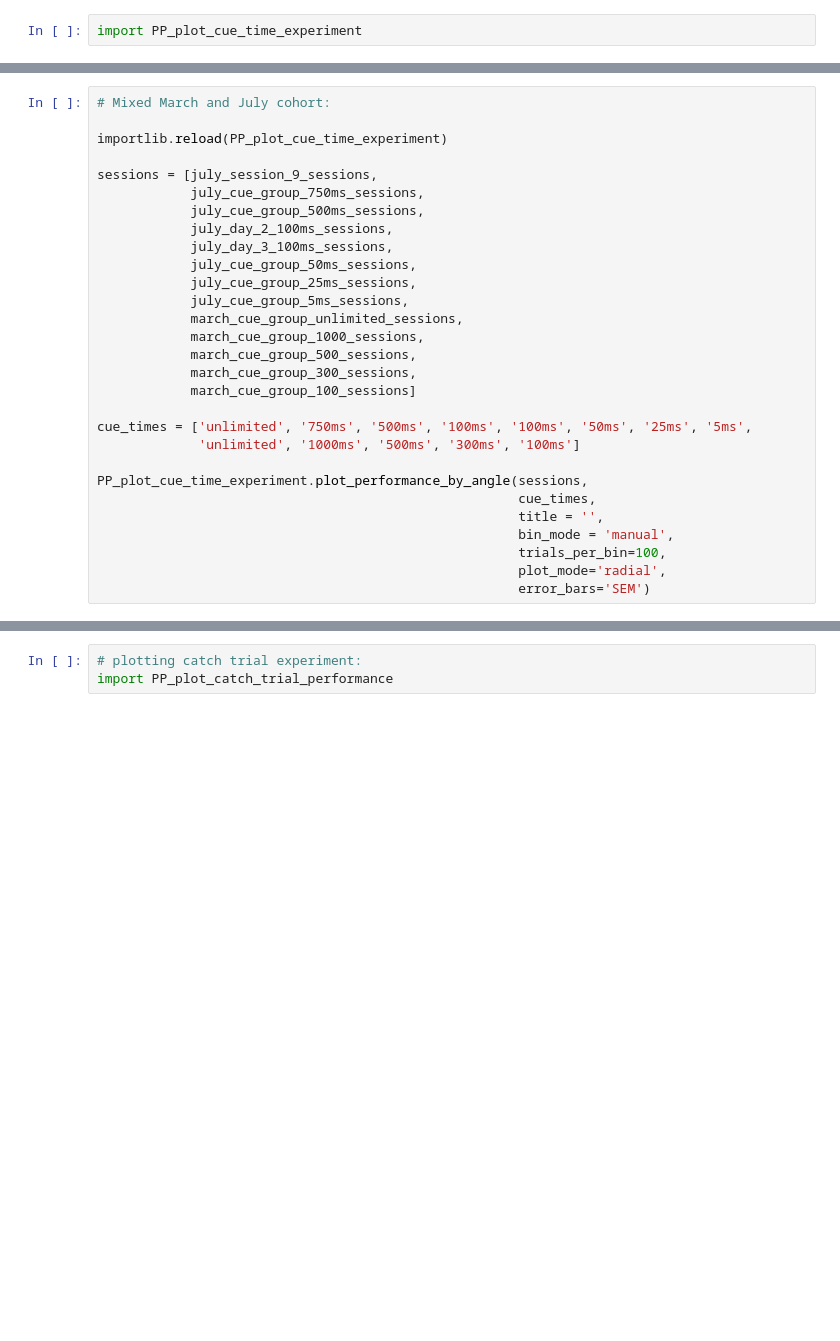
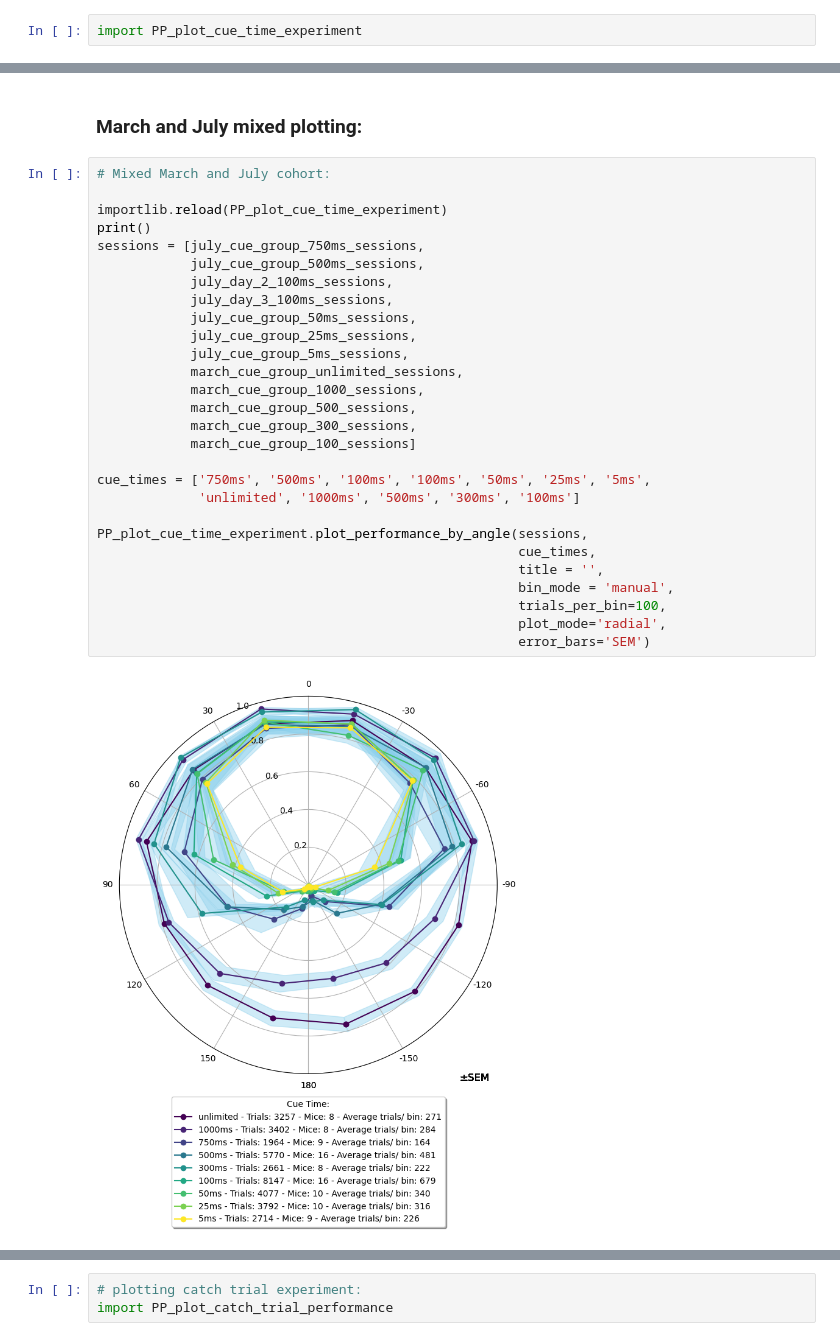
Before and after one commit to stef1029/hex_behav_analysis, a Jupyter notebook: PP_analysis_notebook_July_cohort.ipynb, the cells around one changed output, grey strips where cells are left out. Saved outputs shown, nothing was run; the diff lists cells and outputs as text; blank space fills up the shorter version.

```diff
--- a/PP_analysis_notebook_July_cohort.ipynb
+++ b/PP_analysis_notebook_July_cohort.ipynb
@@ -287,30 +307,33 @@ PP_plot_cue_time_experiment.plot_performance_by_angle(sessions,
+# %% [markdown]
+### March and July mixed plotting:
 # %%
 # Mixed March and July cohort:
 
 importlib.reload(PP_plot_cue_time_experiment)
-
-sessions = [july_session_9_sessions,
-            july_cue_group_750ms_sessions,
+print()
+sessions = [july_cue_group_750ms_sessions,
             july_cue_group_500ms_sessions,
             july_day_2_100ms_sessions,
             july_day_3_100ms_sessions,
             july_cue_group_50ms_sessions,
             july_cue_group_25ms_sessions,
             july_cue_group_5ms_sessions,
             march_cue_group_unlimited_sessions,
             march_cue_group_1000_sessions,
             march_cue_group_500_sessions,
             march_cue_group_300_sessions,
             march_cue_group_100_sessions]
 
-cue_times = ['unlimited', '750ms', '500ms', '100ms', '100ms', '50ms', '25ms', '5ms',
+cue_times = ['750ms', '500ms', '100ms', '100ms', '50ms', '25ms', '5ms',
              'unlimited', '1000ms', '500ms', '300ms', '100ms']
 
 PP_plot_cue_time_experiment.plot_performance_by_angle(sessions,
                                                       cue_times,
                                                       title = '',
                                                       bin_mode = 'manual',
                                                       trials_per_bin=100,
                                                       plot_mode='radial',
                                                       error_bars='SEM')
+# %% [output]
+[figure, added]
 # %% [markdown]
```
Also changed, not shown: parts of 45 cells of this notebook, 2 other files.
